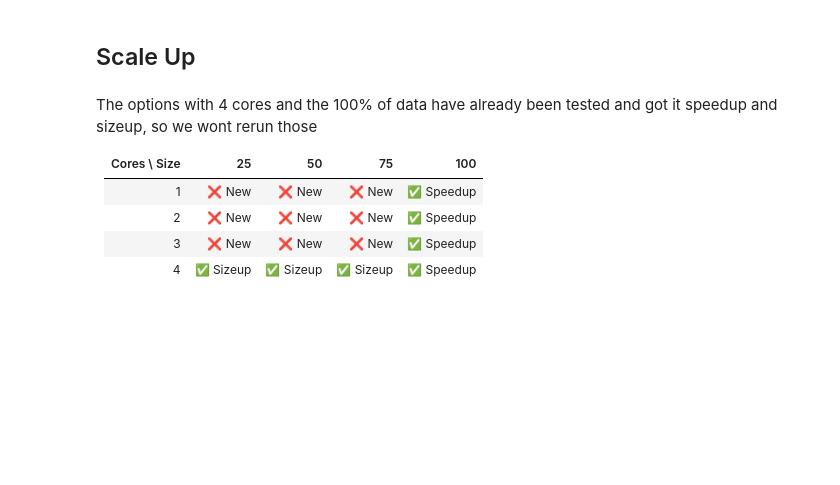
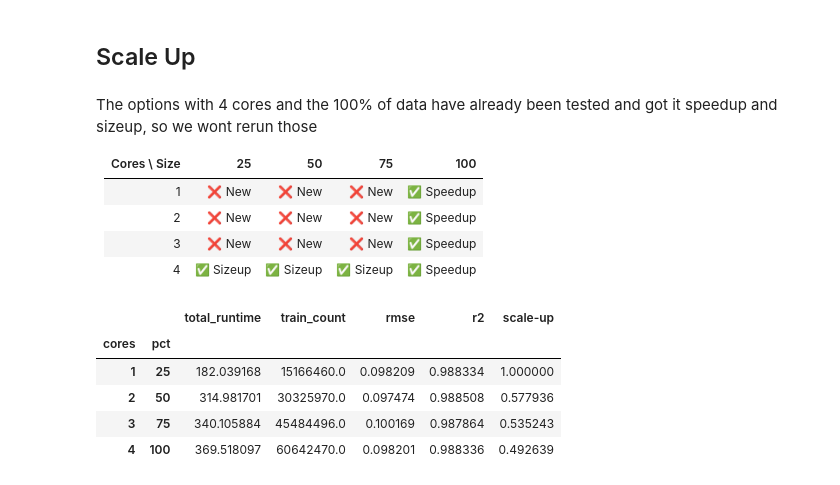
Before and after one commit to MariaGoico/Final-Project-LSDA, a Jupyter notebook: scalability.ipynb, the cells around one changed output. Cells and saved outputs as stored; diff of their text form; code cells hidden in the pictures; blank space fills up the shorter version.

```diff
--- a/scalability.ipynb
+++ b/scalability.ipynb
@@ -202,31 +215,43 @@ for i in range(5):
 def scale_up(results, runtime_col):
     return results[runtime_col].iloc[0] / results[runtime_col]
 # %%
+model = "dt" # or "rf"
 # Load all three datasets
 speedup = pd.read_csv(
-    'scalability_results/speedup.csv',
+    f'scalability_results/speedup_{model}.csv',
     names=['cores', 'pct', 'total_runtime', 'train_count', 'rmse', 'r2']
 )
 speedup['pct'] = 100  # ensure size column exists
 
 sizeup = pd.read_csv(
-    'scalability_results/sizeup.csv',
+    f'scalability_results/sizeup_{model}.csv',
     names=['cores', 'pct', 'total_runtime', 'train_count', 'rmse', 'r2']
 )
 sizeup['cores'] = 4  # ensure cores column exists
 
 scaleup = pd.read_csv(
-    'scalability_results/scaleup.csv',
+    f'scalability_results/scaleup_{model}.csv',
     names=['cores', 'pct', 'total_runtime', 'train_count', 'rmse', 'r2']
 )
 
 # Combine all data
 all_results = pd.concat([speedup, sizeup, scaleup], ignore_index=True)
 
-grouped = results.groupby(['cores','pct'])
+grouped = all_results.groupby(['cores','pct'])
 avg_results = grouped.mean()
 std = grouped.std()
 avg_results['scale-up'] = scale_up(avg_results, 'total_runtime')
 
-avg_results
+points = [(1, 25), (2, 50), (3, 75), (4, 100)]
+df_scale = avg_results.loc[points].copy()
+df_scale['scale-up'] = df_scale['total_runtime'].iloc[0] / df_scale['total_runtime']
+
+df_scale
+# %% [output]
+|  |  | total_runtime | train_count | rmse | r2 | scale-up |
+| cores | pct |  |  |  |  |  |
+| 1 | 25 | 182.039168 | 15166460.0 | 0.098209 | 0.988334 | 1.000000 |
+| 2 | 50 | 314.981701 | 30325970.0 | 0.097474 | 0.988508 | 0.577936 |
+| 3 | 75 | 340.105884 | 45484496.0 | 0.100169 | 0.987864 | 0.535243 |
+| 4 | 100 | 369.518097 | 60642470.0 | 0.098201 | 0.988336 | 0.492639 |
 # %%
```
Also changed, not shown: parts of 4 cells of this notebook, 3 other files.
